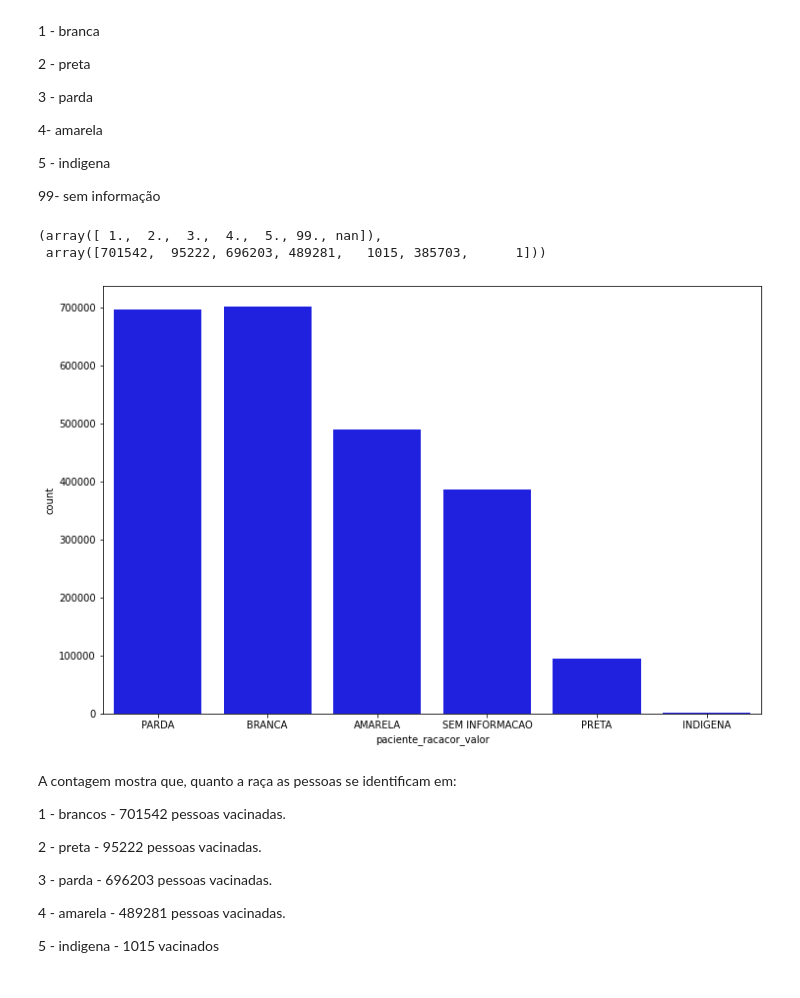
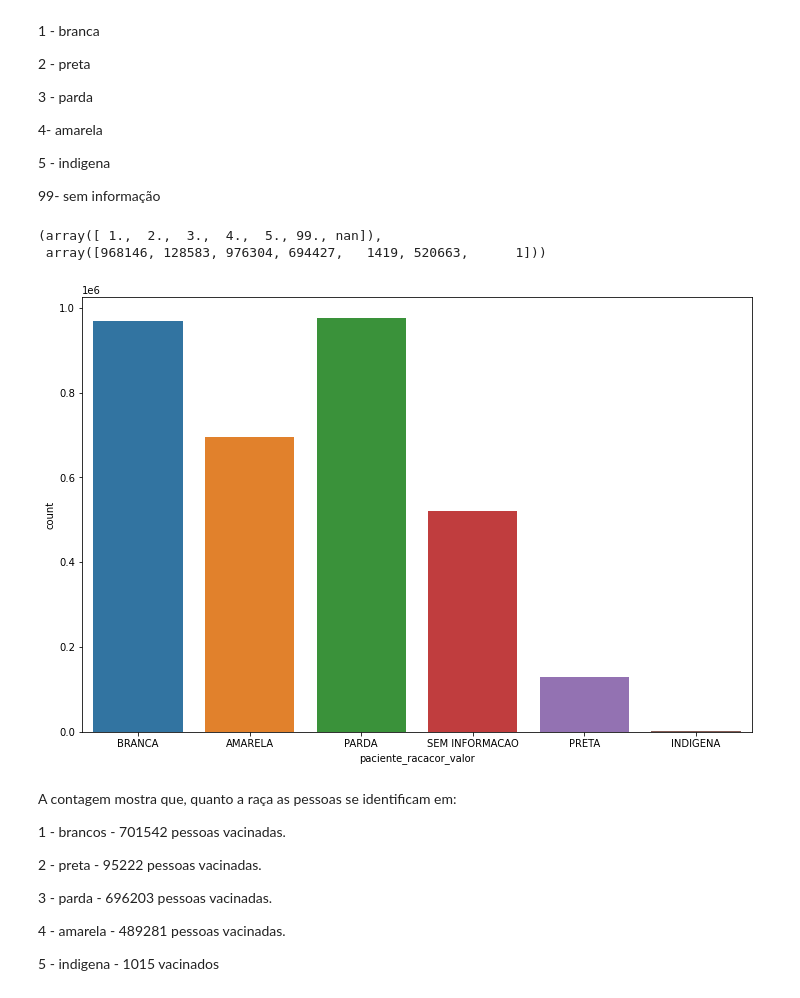
Before and after one commit to CarlenePSF/analise_vacina_rn, a Jupyter notebook: Vacinacao_RN.ipynb, the cells around one changed output. Cells and saved outputs as stored; diff of their text form; code cells hidden in the pictures.

```diff
--- a/Vacinacao_RN.ipynb
+++ b/Vacinacao_RN.ipynb
@@ -35,7 +35,7 @@ import plotly.express as px
 ## Explorando os dados superficialmente
 # %%
 # Carregando os dados do arquivo csv sobre a vacinação no Rio Grande do Norte
-data_vac = pd.read_csv('dados_vacina_RN_dirty.csv', sep=';')
+data_vac = pd.read_csv('vacina_RN.csv', sep=';')
 # %%
 # Vamos ver quantas linhas e colunas tem o nosso dataset
 
@@ -255,12 +256,12 @@ O dicionário dos dados fornece:
 np.unique(data_vac['paciente_racacor_codigo'], return_counts=True)
 # %% [output]
 (array([ 1.,  2.,  3.,  4.,  5., 99., nan]),
- array([701542,  95222, 696203, 489281,   1015, 385703,      1]))
+ array([968146, 128583, 976304, 694427,   1419, 520663,      1]))
 # %%
 plt.figure(figsize=(12, 8))
-sns.countplot(x = data_vac['paciente_racacor_valor'], color='blue');
+sns.countplot(x = data_vac['paciente_racacor_valor']);
 # %% [output]
-[figure, old version]
+[figure, new version]
 # %% [markdown]
 A contagem mostra que, quanto a raça as pessoas se identificam em:
 
```
Also changed, not shown: parts of 46 cells of this notebook, 1 other file.
